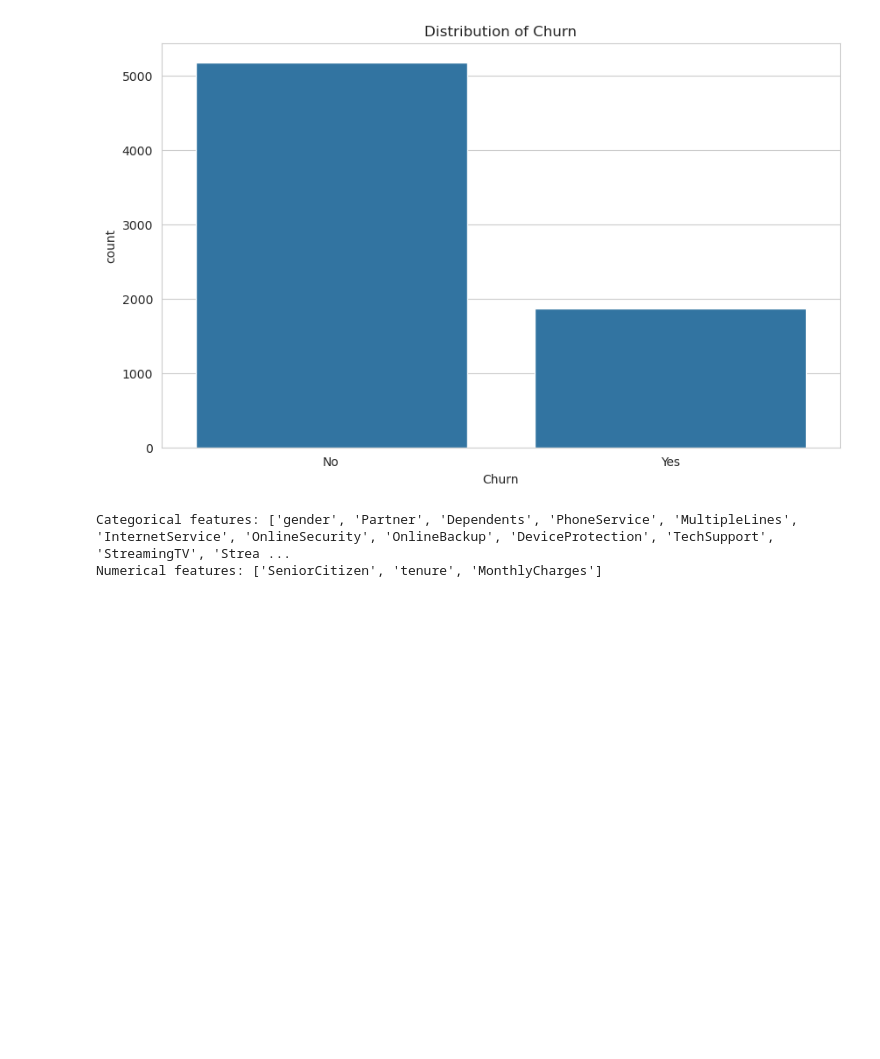
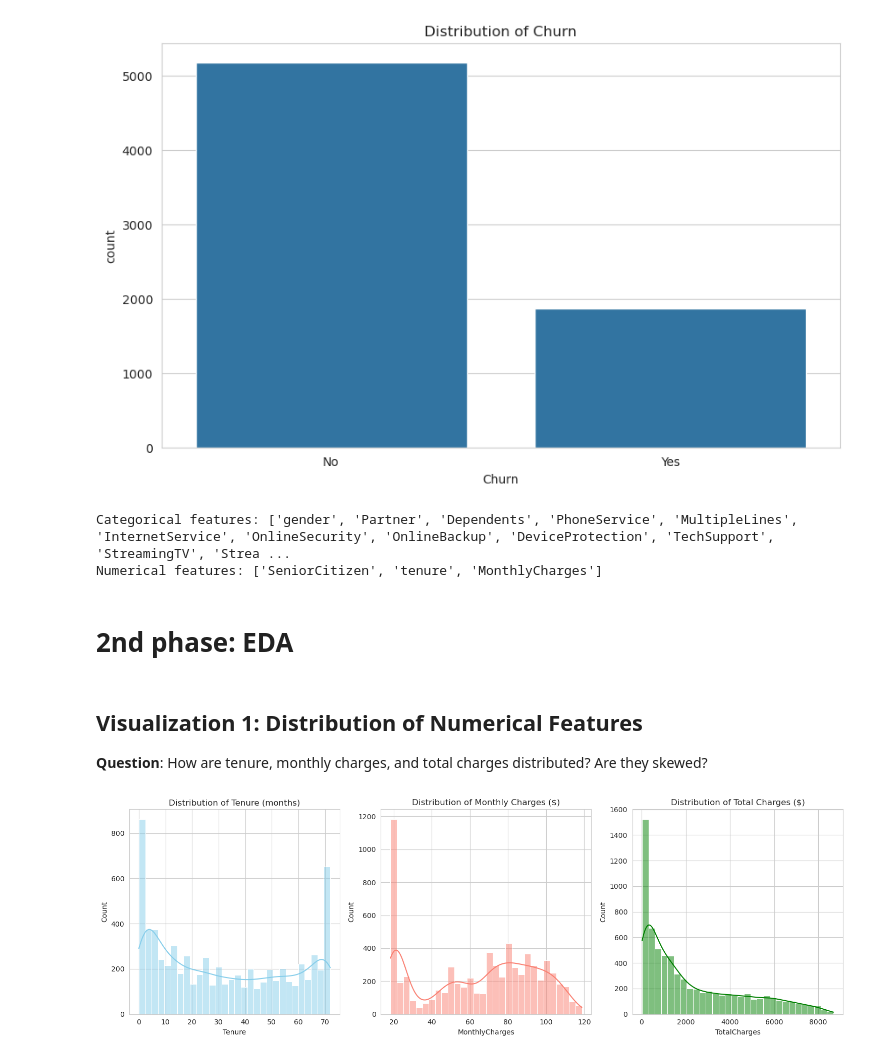
Before and after one commit to g30613740/customer_churn_prediction, a Jupyter notebook: main.ipynb, the cells around one changed output. Drawn from its saved outputs; the diff is of its cells as text; code cells hidden in the pictures; blank space fills up the shorter version.

Commit message:
Step 2: Completed EDA – found contract type, tenure, and payment method as key churn drivers

```diff
--- a/main.ipynb
+++ b/main.ipynb
@@ -143,5 +143,34 @@ print("Numerical features:", num_cols)
 # %% [output]
 Categorical features: ['gender', 'Partner', 'Dependents', 'PhoneService', 'MultipleLines', 'InternetService', 'OnlineSecurity', 'OnlineBackup', 'DeviceProtection', 'TechSupport', 'StreamingTV', 'Strea ...
 Numerical features: ['SeniorCitizen', 'tenure', 'MonthlyCharges']
+# %% [markdown]
+# 2nd phase: EDA
+# %% [markdown]
+## Visualization 1: Distribution of Numerical Features
+
+**Question**: How are tenure, monthly charges, and total charges distributed? Are they skewed?
 # %%
-print()
+# Create a figure with 3 subplots side by side
+fig, axes = plt.subplots(1, 3, figsize=(15, 5))
+
+# Plot 1: Tenure distribution
+sns.histplot(df['tenure'], bins=30, kde=True, ax=axes[0], color='skyblue')
+axes[0].set_title('Distribution of Tenure (months)')
+axes[0].set_xlabel('Tenure')
+
+# Plot 2: MonthlyCharges distribution
+sns.histplot(df['MonthlyCharges'], bins=30, kde=True, ax=axes[1], color='salmon')
+axes[1].set_title('Distribution of Monthly Charges ($)')
+axes[1].set_xlabel('MonthlyCharges')
+
+# Plot 3: TotalCharges distribution (convert to numeric first)
+# We'll handle the conversion properly later, but for EDA we force it
+total_charges_numeric = pd.to_numeric(df['TotalCharges'], errors='coerce')
+sns.histplot(total_charges_numeric.dropna(), bins=30, kde=True, ax=axes[2], color='green')
+axes[2].set_title('Distribution of Total Charges ($)')
+axes[2].set_xlabel('TotalCharges')
+
+plt.tight_layout()
+plt.show()
+# %% [output]
+[figure, added]
```
Also changed, not shown: parts of 18 cells of this notebook.
